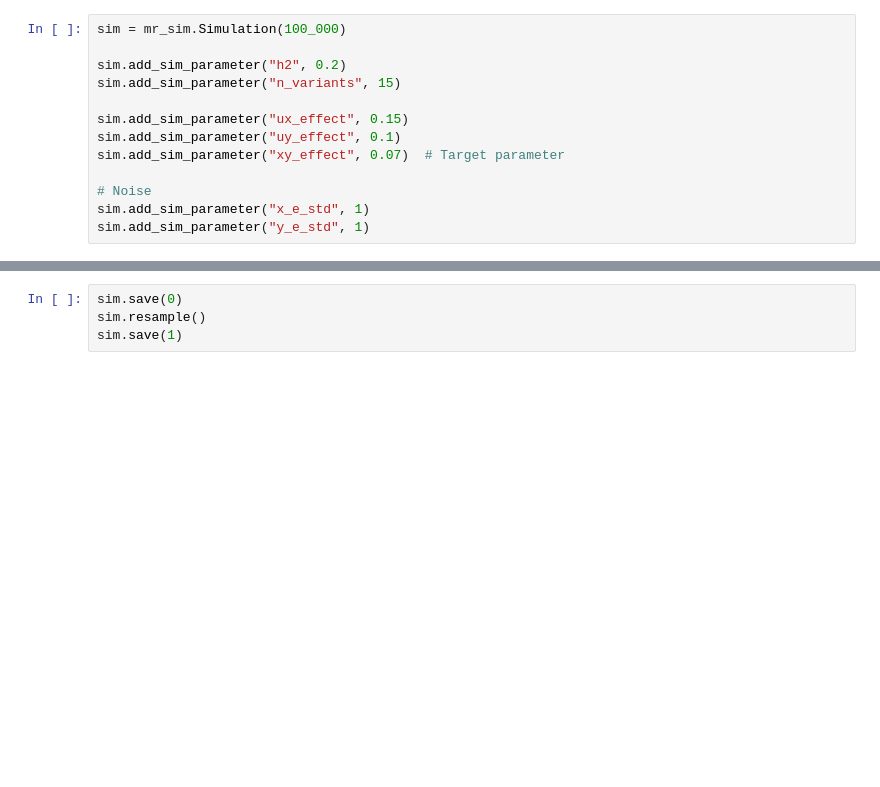
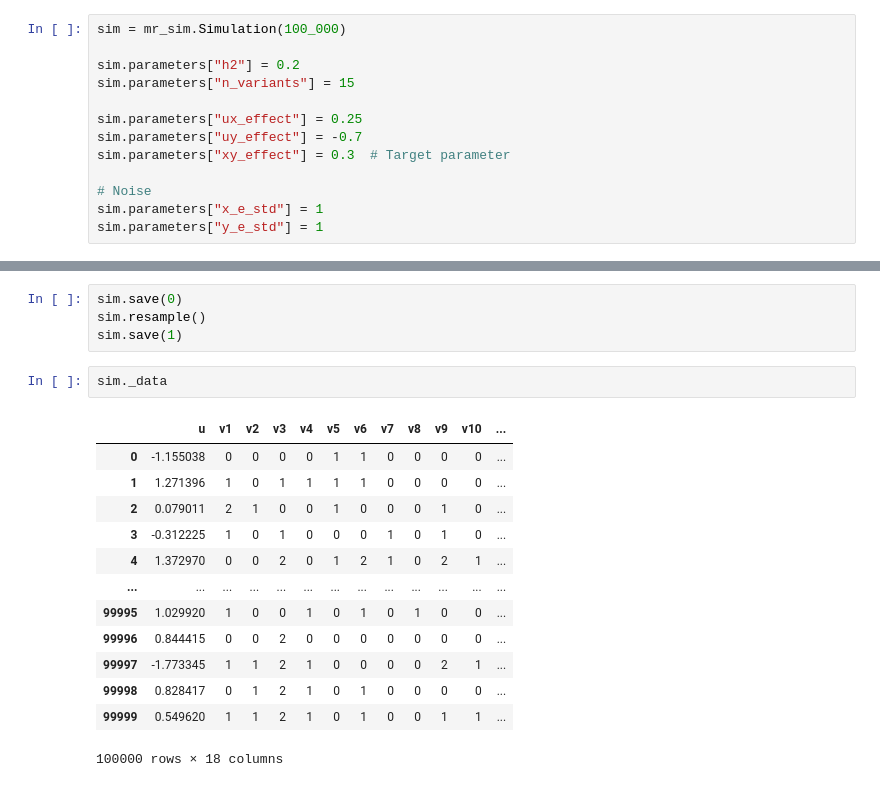
Before and after one commit to pgx-ml-lab/ml-mr, a Jupyter notebook: examples/basic_simulation_model.ipynb, the cells around one changed output, grey strips where cells are left out. Cells and saved outputs as stored; diff of their text form; blank space fills up the shorter version.

```diff
--- a/examples/basic_simulation_model.ipynb
+++ b/examples/basic_simulation_model.ipynb
@@ -4,16 +5,16 @@ import numpy as np
 # %%
 sim = mr_sim.Simulation(100_000)
 
-sim.add_sim_parameter("h2", 0.2)
-sim.add_sim_parameter("n_variants", 15)
+sim.parameters["h2"] = 0.2
+sim.parameters["n_variants"] = 15
 
-sim.add_sim_parameter("ux_effect", 0.15)
-sim.add_sim_parameter("uy_effect", 0.1)
-sim.add_sim_parameter("xy_effect", 0.07)  # Target parameter
+sim.parameters["ux_effect"] = 0.25
+sim.parameters["uy_effect"] = -0.7
+sim.parameters["xy_effect"] = 0.3  # Target parameter
 
 # Noise
-sim.add_sim_parameter("x_e_std", 1)
-sim.add_sim_parameter("y_e_std", 1)
+sim.parameters["x_e_std"] = 1
+sim.parameters["y_e_std"] = 1
 # %%
 # Standard normal for the confounder
 sim.add_variable(mr_sim.Normal("u", 0, 1))
@@ -85,3 +86,19 @@ sim.add_variable(outcome)
 sim.save(0)
 sim.resample()
 sim.save(1)
+# %%
+sim._data
+# %% [output]
+|  | u | v1 | v2 | v3 | v4 | v5 | v6 | v7 | v8 | v9 | v10 | ... |
+| 0 | -1.155038 | 0 | 0 | 0 | 0 | 1 | 1 | 0 | 0 | 0 | 0 | ... |
+| 1 | 1.271396 | 1 | 0 | 1 | 1 | 1 | 1 | 0 | 0 | 0 | 0 | ... |
+| 2 | 0.079011 | 2 | 1 | 0 | 0 | 1 | 0 | 0 | 0 | 1 | 0 | ... |
+| 3 | -0.312225 | 1 | 0 | 1 | 0 | 0 | 0 | 1 | 0 | 1 | 0 | ... |
+| 4 | 1.372970 | 0 | 0 | 2 | 0 | 1 | 2 | 1 | 0 | 2 | 1 | ... |
+| ... | ... | ... | ... | ... | ... | ... | ... | ... | ... | ... | ... | ... |
+| 99995 | 1.029920 | 1 | 0 | 0 | 1 | 0 | 1 | 0 | 1 | 0 | 0 | ... |
+| 99996 | 0.844415 | 0 | 0 | 2 | 0 | 0 | 0 | 0 | 0 | 0 | 0 | ... |
+| 99997 | -1.773345 | 1 | 1 | 2 | 1 | 0 | 0 | 0 | 0 | 2 | 1 | ... |
+| 99998 | 0.828417 | 0 | 1 | 2 | 1 | 0 | 1 | 0 | 0 | 0 | 0 | ... |
+| 99999 | 0.549620 | 1 | 1 | 2 | 1 | 0 | 1 | 0 | 0 | 1 | 1 | ... |
+100000 rows × 18 columns
```
Also changed, not shown: parts of 3 cells of this notebook, 1 other file.
